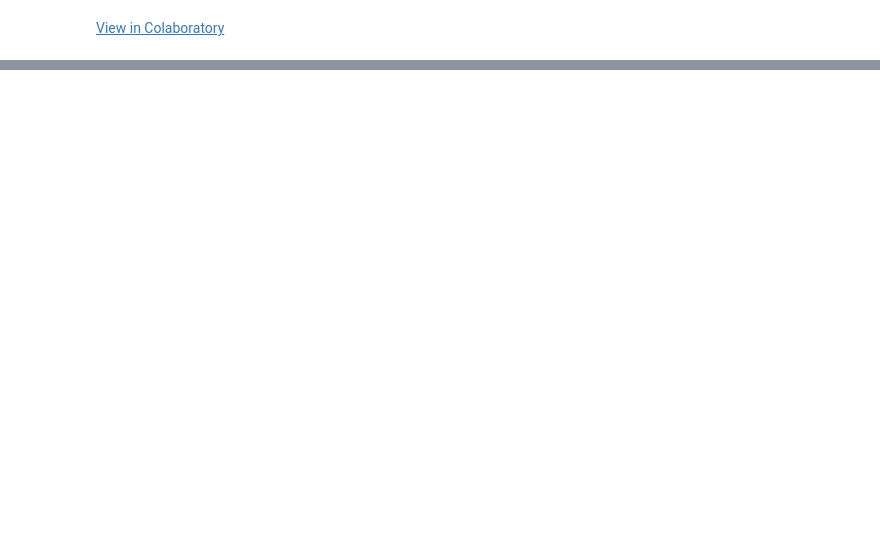
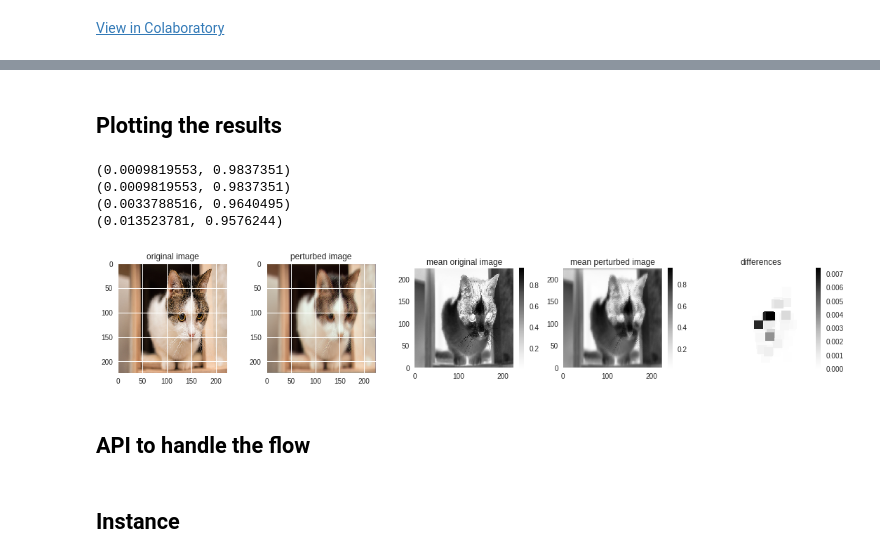
Before and after one commit to InnovArul/nettutorial, a Jupyter notebook: deep-ai-explanation/deep_explanation.ipynb, the cells around one changed output, grey strips where cells are left out. Cells and saved outputs as stored; diff of their text form; code cells hidden in the pictures; blank space fills up the shorter version.

Commit message:
implemented the idea from original medium article

```diff
--- a/deep-ai-explanation/deep_explanation.ipynb
+++ b/deep-ai-explanation/deep_explanation.ipynb
@@ -335,0 +214,9 @@ fatal: Not a git repository (or any of the parent directories): .git
+# %%
+def normalize_torch_img(img):
+    means=[0.485, 0.456, 0.406]
+    stds=[0.229, 0.224, 0.225]
+    img = img.clone()
+    for i in range(img.shape[1]):
+        img[0,i] = (img[0,i] - means[i]) / stds[i]
+
+    return img
@@ -335,0 +432,56 @@ fatal: Not a git repository (or any of the parent directories): .git
+# %% [markdown]
+## Plotting the results
+# %%
+from scipy.ndimage import center_of_mass
+def plot_results(diff, original_img_np, perturbed_img_np, mean_original_np, mean_perturbed_np, indicate_center_of_mass=False):
+    center_mass = center_of_mass(diff)
+
+    fig, (ax1, ax2, ax3, ax4, ax5) = plt.subplots(ncols=5, figsize=(15, 5))
+
+    print((np.min(original_img_np), np.max(original_img_np)))
+    im1 = ax1.imshow(original_img_np)
+    ax1.set_aspect(1)
+    plt.axis('off')
+    ax1.set_title('original image')
+
+    print((np.min(perturbed_img_np), np.max(perturbed_img_np)))
+    im2 = ax2.imshow(perturbed_img_np)
+    ax2.set_aspect(1)
+    plt.axis('off')
+    ax2.set_title('perturbed image')
+
+    print((np.min(mean_original_np), np.max(mean_original_np)))
+    im3 = ax3.pcolormesh(mean_original_np[::-1, :])
+    fig.colorbar(im3, ax=ax3, fraction=0.046)
+    ax3.set_aspect(1)
+    plt.axis('off')
+    ax3.set_title('mean original image')
+
+    print((np.min(mean_perturbed_np), np.max(mean_perturbed_np)))
+    im4 = ax4.pcolormesh(mean_perturbed_np[::-1, :])
+    fig.colorbar(im4, ax=ax4, fraction=0.046)
+    ax4.set_aspect(1)
+    plt.axis('off')
+    ax4.set_title('mean perturbed image')
+
+    im5 = ax5.pcolormesh(diff)
+    fig.colorbar(im5, ax=ax5, fraction=0.046)
+    ax5.set_aspect(1)
+    plt.axis('off')
+    ax5.set_title('differences')
+
+    if indicate_center_of_mass:
+        ax3.annotate("X: center of mass", center_mass)
+
+    fig.tight_layout()
+    plt.show()
+
+plot_results(diff, original_img_np, perturbed_img_np, mean_original_np, mean_perturbed_np, indicate_center_of_mass=False)
+# %% [output]
+(0.0009819553, 0.9837351)
+(0.0009819553, 0.9837351)
+(0.0033788516, 0.9640495)
+(0.013523781, 0.9576244)
+[figure, added]
+# %% [markdown]
+## API to handle the flow
@@ -335,0 +511,2 @@ fatal: Not a git repository (or any of the parent directories): .git
+# %% [markdown]
+## Instance
```
Also changed, not shown: parts of 49 cells of this notebook.
